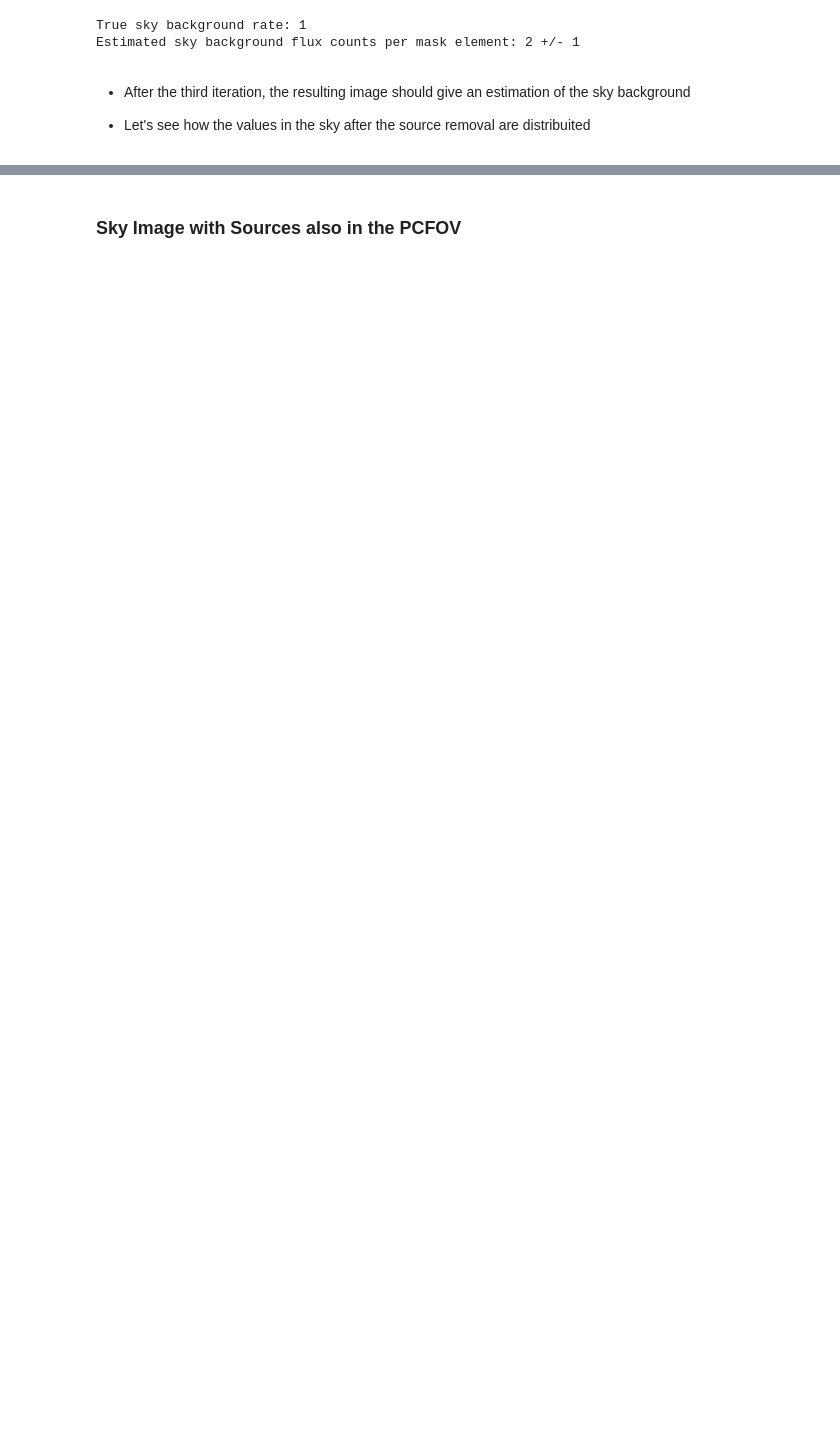
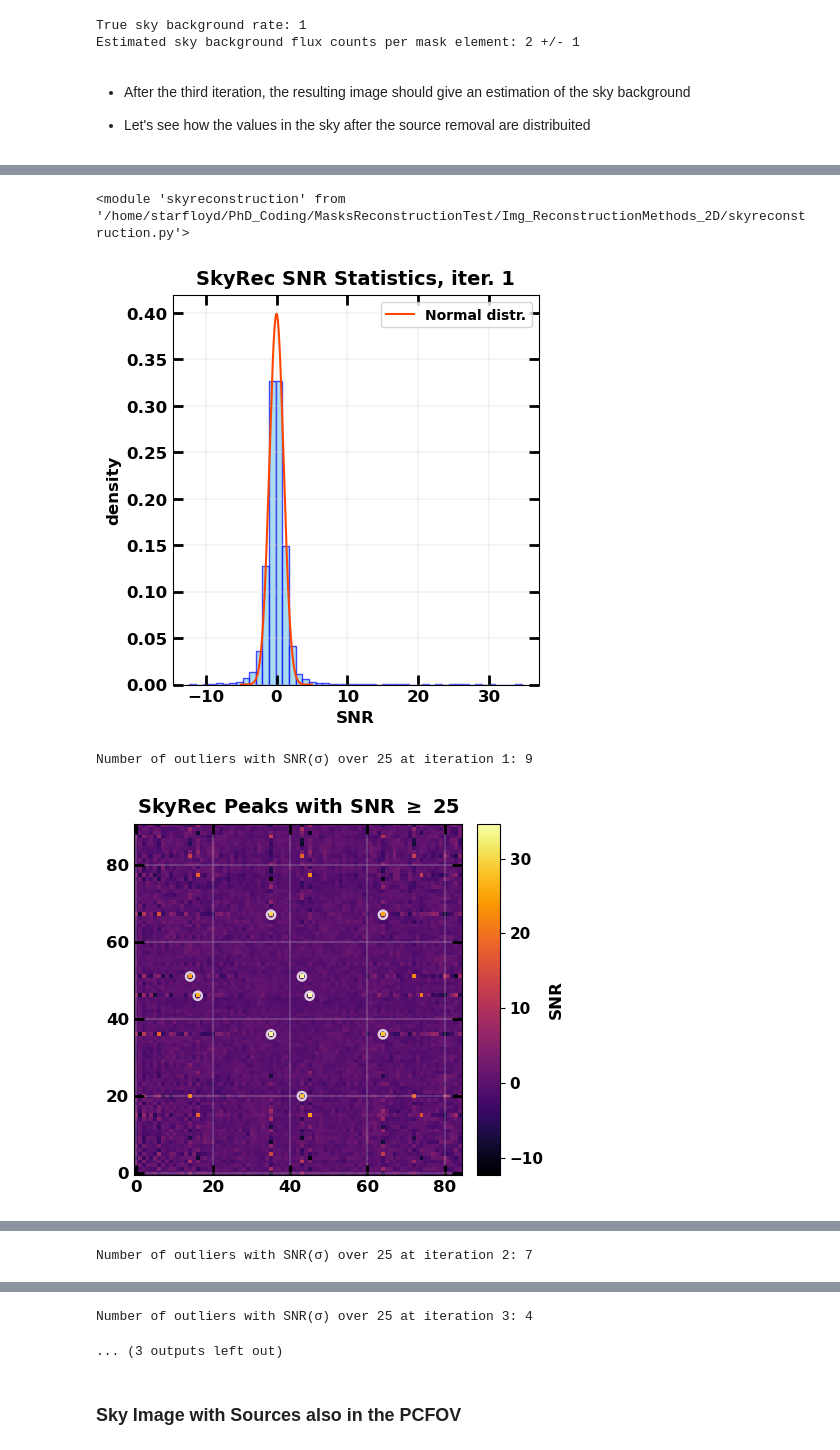
Before and after one commit to EdoardoGiancarli/Reconstruction_Masks_Test, a Jupyter notebook: Img_ReconstructionMethods_2D/iros_implementation.ipynb, the cells around one changed output, grey strips where cells are left out. Saved outputs shown, nothing was run; the diff lists cells and outputs as text; code cells hidden in the pictures; blank space fills up the shorter version.

```diff
--- a/Img_ReconstructionMethods_2D/iros_implementation.ipynb
+++ b/Img_ReconstructionMethods_2D/iros_implementation.ipynb
@@ -388,0 +442,23 @@ plt.show()
+# %%
+import importlib
+importlib.reload(sk)
+# %% [output]
+<module 'skyreconstruction' from '/home/starfloyd/PhD_Coding/MasksReconstructionTest/Img_ReconstructionMethods_2D/skyreconstruction.py'>
+# %%
+iros = sk.IROS(
+    n_iter=len(sources_flux),
+    snr_threshold=25,
+    skyrec=sky_reconstruction,
+    skyrec_snr=snr,
+    detector_image=fcfov_detector_image,
+    source_pos=sources_pos,
+    balancing_skyrec=balancing,
+    vis_thres=300)
+
+iros_skyrec, iros_snr = iros.iterate(check_snr_norm=True,
+                                     show_peaks=True,
+                                     show_results=True)
+# %% [output]
+[figure, added]
+Number of outliers with SNR(σ) over 25 at iteration 1: 9
+[figure, added]
@@ -388,0 +468 @@ plt.show()
+Number of outliers with SNR(σ) over 25 at iteration 2: 7
@@ -389,2 +473,4 @@ plt.show()
+Number of outliers with SNR(σ) over 25 at iteration 3: 4
+... (3 outputs left out)
 # %% [markdown]
 ### **Sky Image with Sources also in the PCFOV**
```
Also changed, not shown: parts of 17 cells of this notebook, 1 other file.
